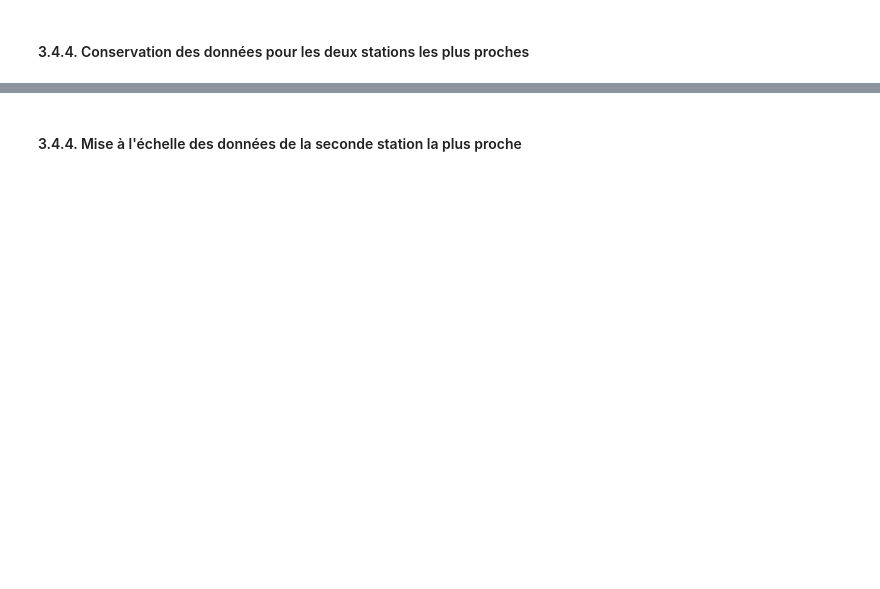
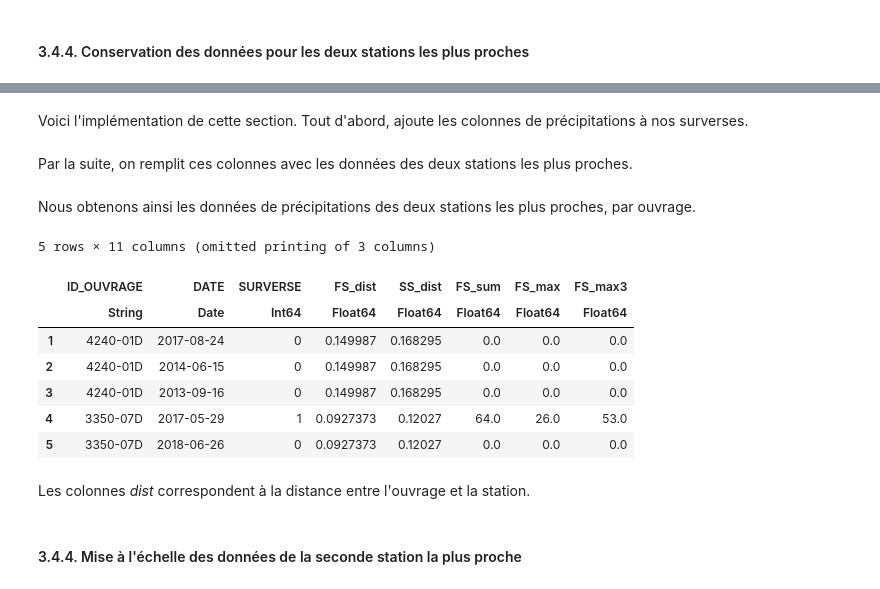
Before and after one commit to JeyzerMC/MTH3302-Project, a Jupyter notebook: rp_v2.ipynb, the cells around one changed output, grey strips where cells are left out. Cells and saved outputs as stored; diff of their text form; code cells hidden in the pictures; blank space fills up the shorter version.

Commit message:
MC: Section 3.4 done

```diff
--- a/rp_v2.ipynb
+++ b/rp_v2.ipynb
@@ -990,0 +967,11 @@ end
+# %%
+surverses = CSV.read("data/surverses.csv", missingstring="-99999");
+surverses = filter(row -> month(row.DATE) > 4, surverses);
+surverses = filter(row -> month(row.DATE) < 11, surverses);
+surverses[!,:RAISON] = coalesce.(surverses[:,:RAISON],"Inconnue");
+
+surverses = filter(row -> row.RAISON ∈ ["P","Inconnue","TS"], surverses);
+select!(surverses, [:NO_OUVRAGE, :DATE, :SURVERSE]);
+rename!(surverses, :NO_OUVRAGE => :ID_OUVRAGE);
+surverses = filter(row -> row.ID_OUVRAGE ∈ important_ouvrages, surverses);
+dropmissing!(surverses);
@@ -1002,0 +1080,15 @@ end
+# %% [markdown]
+Voici l'implémentation de cette section. Tout d'abord, ajoute les colonnes de précipitations à nos surverses.
+# %%
+train_data = surverses;
+
+train_data[!, :FS_dist] = zeros(size(train_data, 1));
+train_data[!, :SS_dist] = zeros(size(train_data, 1));
+train_data[!, :FS_sum] = zeros(size(train_data, 1));
+train_data[!, :FS_max] = zeros(size(train_data, 1));
+train_data[!, :FS_max3] = zeros(size(train_data, 1));
+train_data[!, :SS_sum] = zeros(size(train_data, 1));
+train_data[!, :SS_max] = zeros(size(train_data, 1));
+train_data[!, :SS_max3] = zeros(size(train_data, 1));
+# %% [markdown]
+Par la suite, on remplit ces colonnes avec les données des deux stations les plus proches.
@@ -1003,3 +1141,18 @@ end
+# %% [markdown]
+Nous obtenons ainsi les données de précipitations des deux stations les plus proches, par ouvrage.
+# %%
+random_first(train_data, 5)
+# %% [output]
+5 rows × 11 columns (omitted printing of 3 columns)
+|  | ID_OUVRAGE | DATE | SURVERSE | FS_dist | SS_dist | FS_sum | FS_max | FS_max3 |
+|  | String | Date | Int64 | Float64 | Float64 | Float64 | Float64 | Float64 |
+| 1 | 4240-01D | 2017-08-24 | 0 | 0.149987 | 0.168295 | 0.0 | 0.0 | 0.0 |
+| 2 | 4240-01D | 2014-06-15 | 0 | 0.149987 | 0.168295 | 0.0 | 0.0 | 0.0 |
+| 3 | 4240-01D | 2013-09-16 | 0 | 0.149987 | 0.168295 | 0.0 | 0.0 | 0.0 |
+| 4 | 3350-07D | 2017-05-29 | 1 | 0.0927373 | 0.12027 | 64.0 | 26.0 | 53.0 |
+| 5 | 3350-07D | 2018-06-26 | 0 | 0.0927373 | 0.12027 | 0.0 | 0.0 | 0.0 |
+# %% [markdown]
+Les colonnes _dist_ correspondent à la distance entre l'ouvrage et la station.
 # %% [markdown]
 <a id="3.4.4."></a>
 #### 3.4.4. Mise à l'échelle des données de la seconde station la plus proche
```
Also changed, not shown: parts of 42 cells of this notebook.
